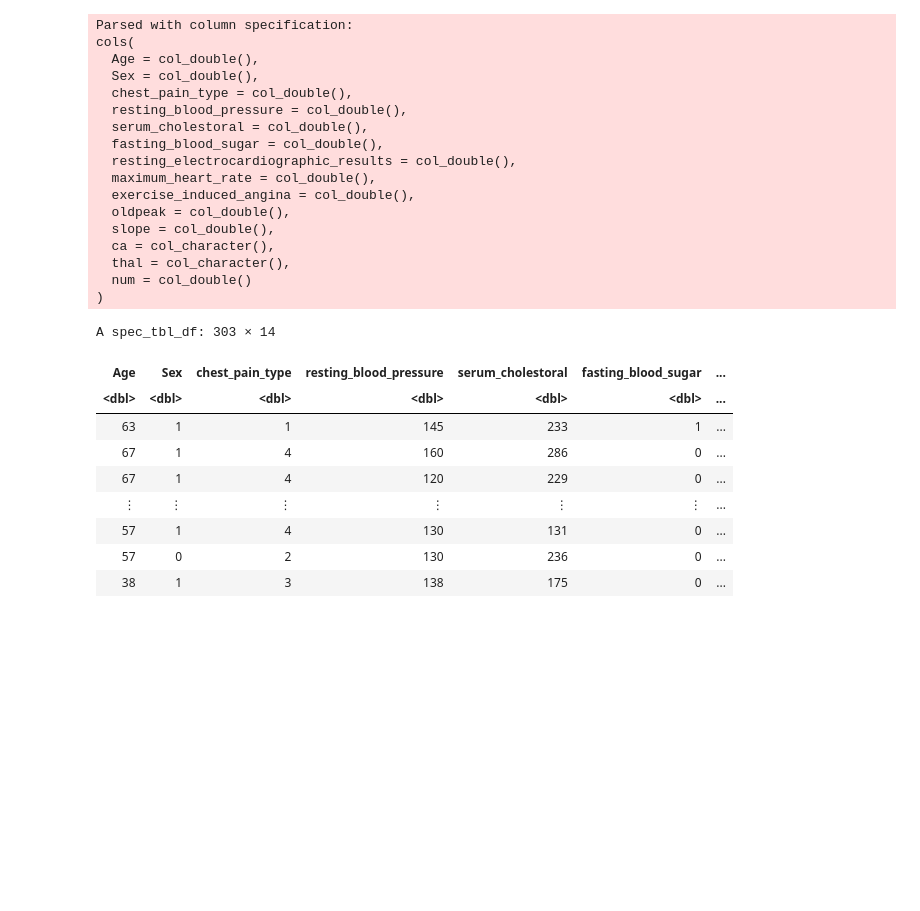
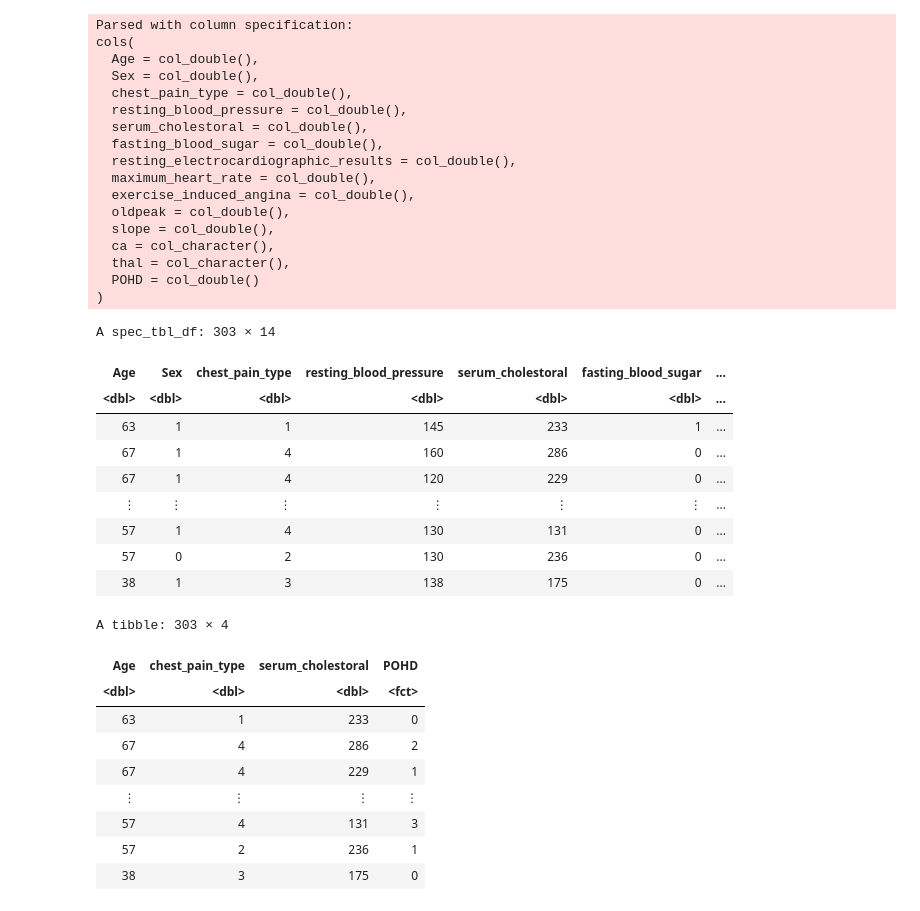
Before and after one commit to JahnaviChen/Heart-Disease, a Jupyter notebook: Heart Disease.ipynb, the cells around one changed output. Cells and saved outputs as stored; diff of their text form; code cells hidden in the pictures; blank space fills up the shorter version.

```diff
--- a/Heart Disease.ipynb
+++ b/Heart Disease.ipynb
@@ -30,7 +31,7 @@ Warning message:
 #read_data
 cleavland_heart_disease_data <- read_csv("https://archive.ics.uci.edu/ml/machine-learning-databases/heart-disease/processed.cleveland.data",
     col_names= c("Age", "Sex", "chest_pain_type", "resting_blood_pressure", "serum_cholestoral", "fasting_blood_sugar", "resting_electrocardiographic_results",
-                "maximum_heart_rate" , "exercise_induced_angina" , "oldpeak" , "slope" , "ca" , "thal" , "num"))
+                "maximum_heart_rate" , "exercise_induced_angina" , "oldpeak" , "slope" , "ca" , "thal" , "POHD"))
 cleavland_heart_disease_data
 # %% [output]
 Parsed with column specification:
@@ -48,7 +49,7 @@ cols(
   slope = col_double(),
   ca = col_character(),
   thal = col_character(),
-  num = col_double()
+  POHD = col_double()
 )
 A spec_tbl_df: 303 × 14
 | Age | Sex | chest_pain_type | resting_blood_pressure | serum_cholestoral | fasting_blood_sugar | ... |
@@ -64,0 +64,17 @@ hi
+# %%
+#select for desired coloumns
+heart_disease_data <- cleavland_heart_disease_data %>%
+                    select(Age, chest_pain_type, serum_cholestoral, POHD) %>%
+                    mutate(POHD = as_factor(POHD))
+heart_disease_data
+# %% [output]
+A tibble: 303 × 4
+| Age | chest_pain_type | serum_cholestoral | POHD |
+| <dbl> | <dbl> | <dbl> | <fct> |
+| 63 | 1 | 233 | 0 |
+| 67 | 4 | 286 | 2 |
+| 67 | 4 | 229 | 1 |
+| ⋮ | ⋮ | ⋮ | ⋮ |
+| 57 | 4 | 131 | 3 |
+| 57 | 2 | 236 | 1 |
+| 38 | 3 | 175 | 0 |
```
Also changed, not shown: parts of 5 cells of this notebook.
